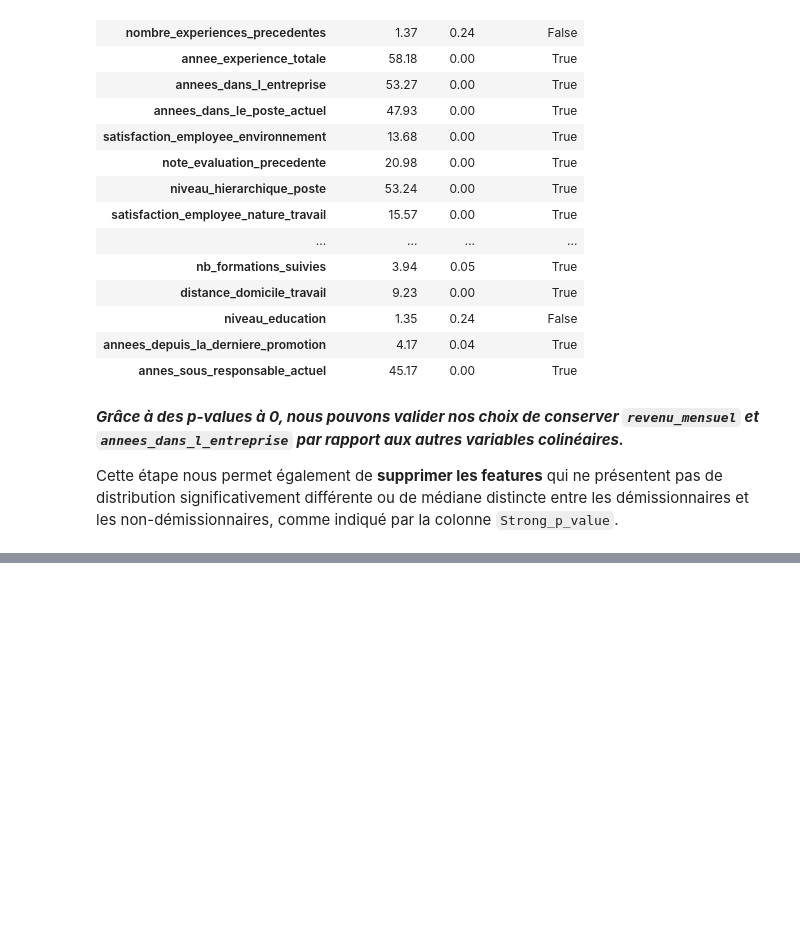
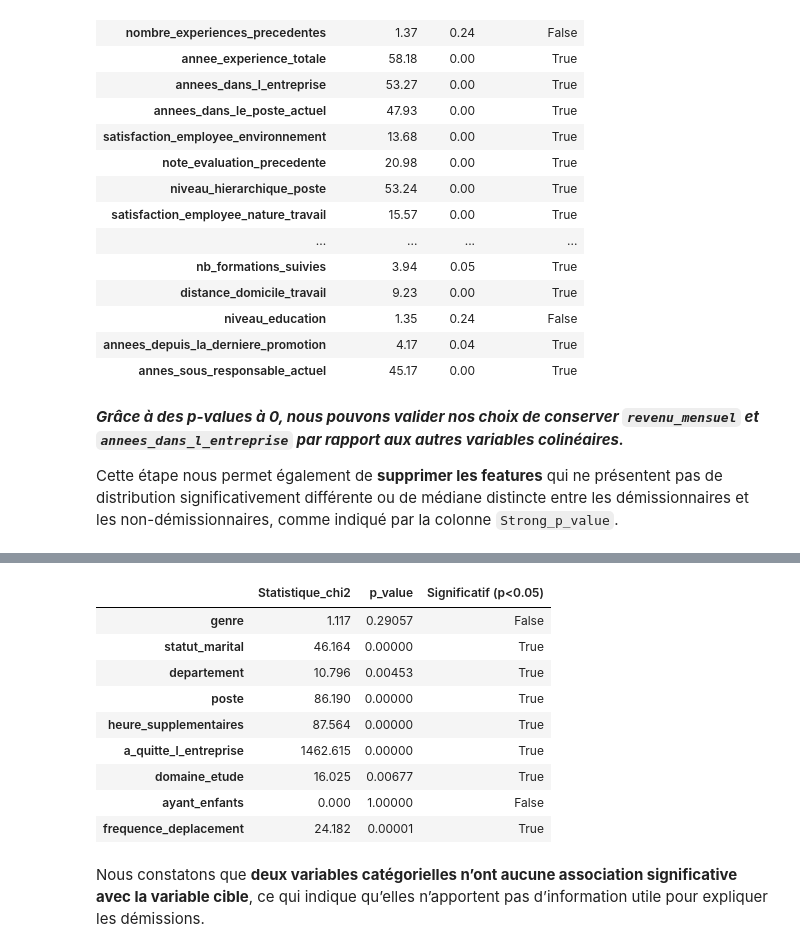
Before and after one commit to BAZAROPH/Projet-4-Classifiez-automatiquement-des-informations, a Jupyter notebook: main.ipynb, the cells around one changed output, grey strips where cells are left out. Saved outputs shown, nothing was run; the diff lists cells and outputs as text; code cells hidden in the pictures; blank space fills up the shorter version.

Commit message:
Add chi2 method and remove lower P_value feature

```diff
--- a/main.ipynb
+++ b/main.ipynb
@@ -660,0 +634,43 @@ display(central_df.shape[1])
+# %%
+from scipy.stats import chi2_contingency
+
+results_chi2 = {}
+TARGET_VAR = "a_quitte_l_entreprise"
+
+for column in categorical_features:
+    #Création du table de contingence
+    table_contingence = pd.crosstab(central_df[column], central_df[TARGET_VAR])
+
+    try:
+        chi2, p_value, dof, expected = chi2_contingency(table_contingence)
+
+        results_chi2[column] = {
+            "Statistique_chi2": round(chi2, 3),
+            "p_value": round(p_value, 5),
+            "Significatif (p<0.05)": p_value < 0.05
+        }
+    except ValueError:
+        results_chi2[column] = {
+            "Statistique_chi2": "N/A",
+            "p_value": "N/A",
+            "Significatif (p<0.05)": False
+        }
+        print(f"Présence éventuelle de cellue vide/NaN sur {column}")
+
+results_chi2 = pd.DataFrame.from_dict(results_chi2, orient="index")
+results_chi2.sort_values(by="p_value", ascending=True)
+
+display(results_chi2)
+# %% [output]
+|  | Statistique_chi2 | p_value | Significatif (p<0.05) |
+| genre | 1.117 | 0.29057 | False |
+| statut_marital | 46.164 | 0.00000 | True |
+| departement | 10.796 | 0.00453 | True |
+| poste | 86.190 | 0.00000 | True |
+| heure_supplementaires | 87.564 | 0.00000 | True |
+| a_quitte_l_entreprise | 1462.615 | 0.00000 | True |
+| domaine_etude | 16.025 | 0.00677 | True |
+| ayant_enfants | 0.000 | 1.00000 | False |
+| frequence_deplacement | 24.182 | 0.00001 | True |
+# %% [markdown]
+Nous constatons que **deux variables catégorielles n’ont aucune association significative avec la variable cible**, ce qui indique qu’elles n’apportent pas d’information utile pour expliquer les démissions.
```
Also changed, not shown: parts of 18 cells of this notebook.
